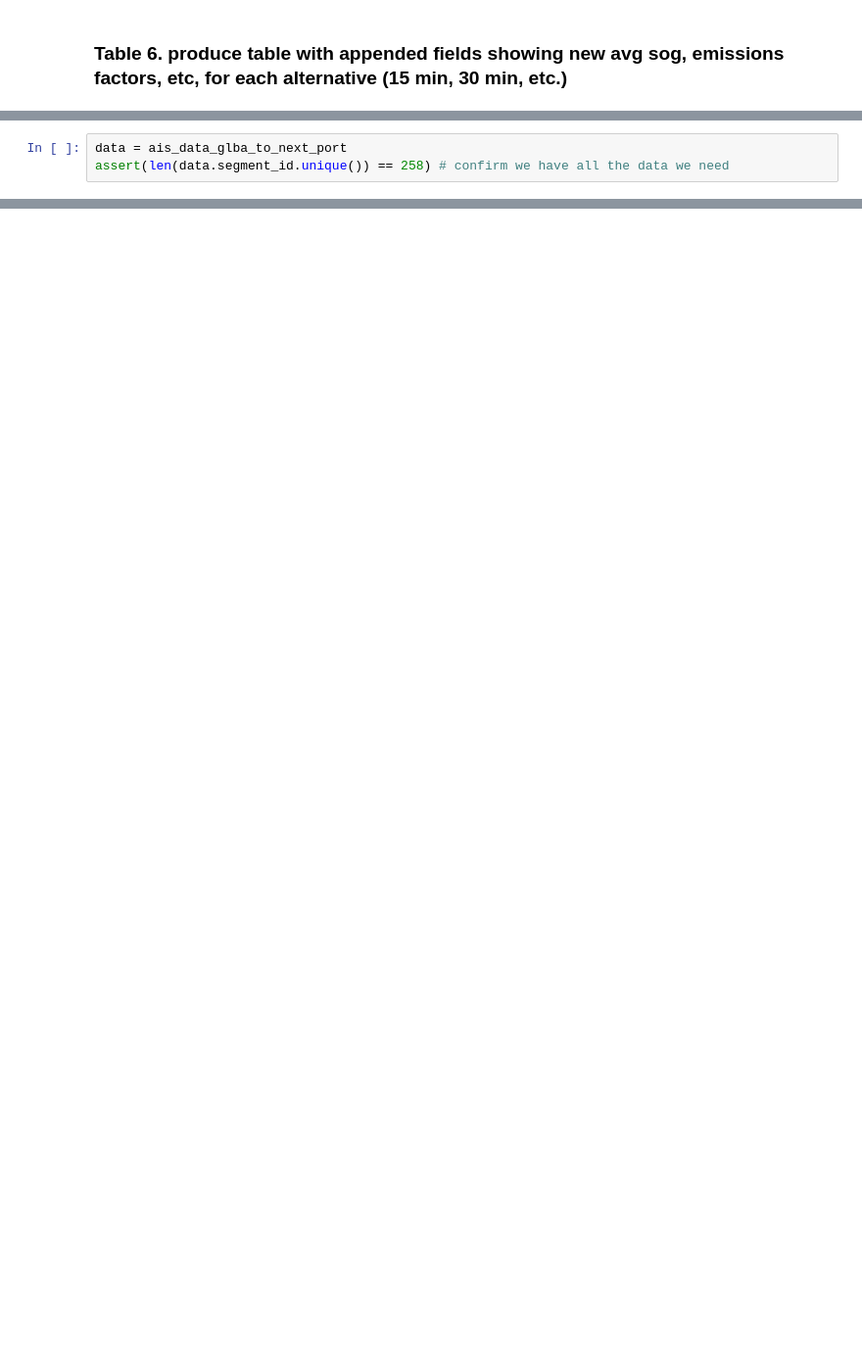
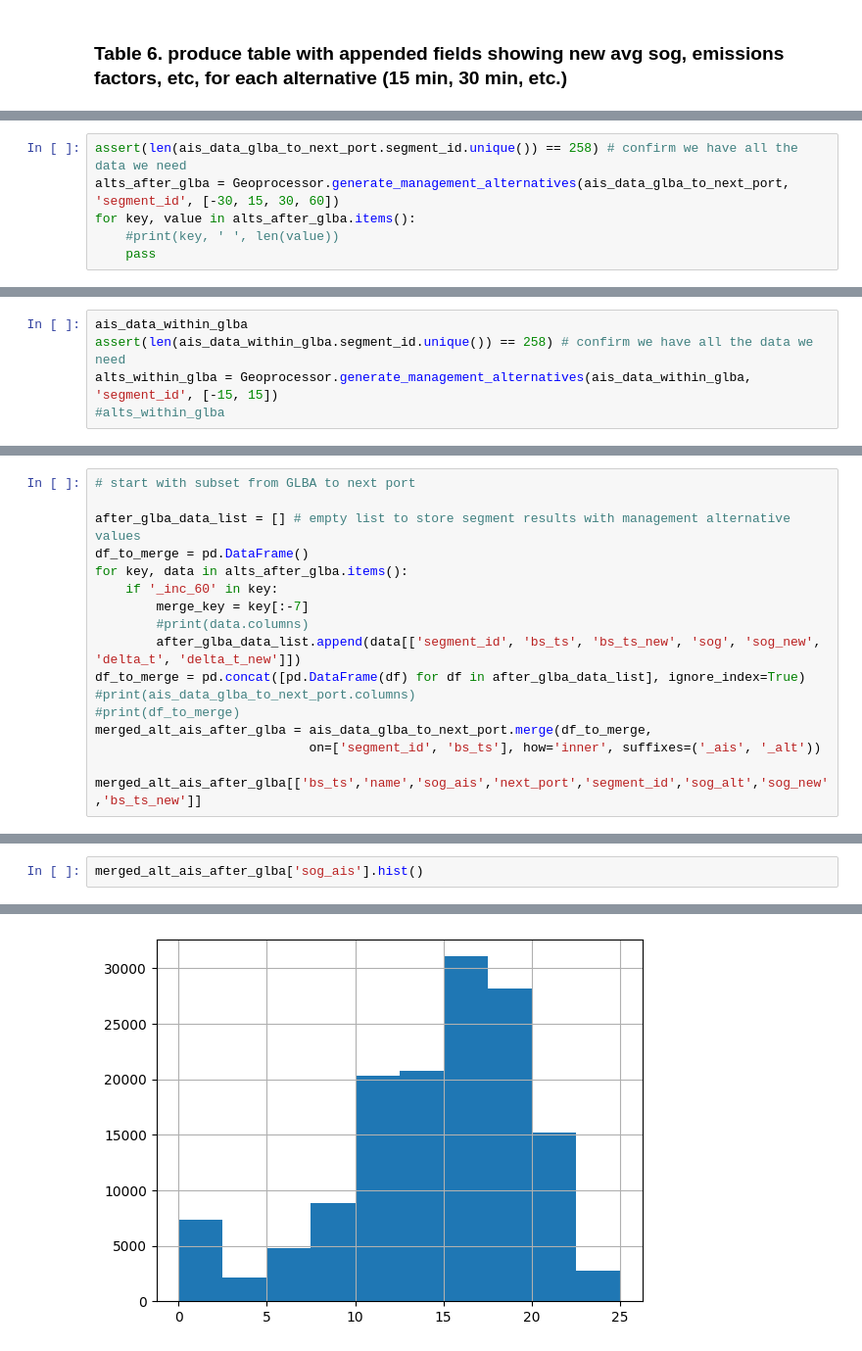
Before and after one commit to gebrady/shippy, a Jupyter notebook: tables_and_figures.ipynb, the cells around one changed output, grey strips where cells are left out. Shown at 98% size. Cells and saved outputs as stored; diff of their text form; blank space fills up the shorter version.

```diff
--- a/tables_and_figures.ipynb
+++ b/tables_and_figures.ipynb
@@ -329,0 +428,6 @@ Mapper.plotRaster('Haines', rasters_dict)
+# %%
+assert(len(ais_data_glba_to_next_port.segment_id.unique()) == 258) # confirm we have all the data we need
+alts_after_glba = Geoprocessor.generate_management_alternatives(ais_data_glba_to_next_port, 'segment_id', [-30, 15, 30, 60])
+for key, value in alts_after_glba.items():
+    #print(key, ' ', len(value))
+    pass
@@ -330,3 +453,5 @@ Mapper.plotRaster('Haines', rasters_dict)
 # %%
-data = ais_data_glba_to_next_port
-assert(len(data.segment_id.unique()) == 258) # confirm we have all the data we need
+ais_data_within_glba
+assert(len(ais_data_within_glba.segment_id.unique()) == 258) # confirm we have all the data we need
+alts_within_glba = Geoprocessor.generate_management_alternatives(ais_data_within_glba, 'segment_id', [-15, 15])
+#alts_within_glba
@@ -335,0 +477,17 @@ alts = Geoprocessor.generate_management_alternatives(data, 'segment_id', [-30, 1
+# %%
+# start with subset from GLBA to next port
+
+after_glba_data_list = [] # empty list to store segment results with management alternative values
+df_to_merge = pd.DataFrame()
+for key, data in alts_after_glba.items():
+    if '_inc_60' in key:
+        merge_key = key[:-7]
+        #print(data.columns)
+        after_glba_data_list.append(data[['segment_id', 'bs_ts', 'bs_ts_new', 'sog', 'sog_new', 'delta_t', 'delta_t_new']])
+df_to_merge = pd.concat([pd.DataFrame(df) for df in after_glba_data_list], ignore_index=True)
+#print(ais_data_glba_to_next_port.columns)
+#print(df_to_merge)
+merged_alt_ais_after_glba = ais_data_glba_to_next_port.merge(df_to_merge,
+                            on=['segment_id', 'bs_ts'], how='inner', suffixes=('_ais', '_alt'))
+
+merged_alt_ais_after_glba[['bs_ts','name','sog_ais','next_port','segment_id','sog_alt','sog_new','bs_ts_new']]
@@ -335,0 +508,3 @@ alts = Geoprocessor.generate_management_alternatives(data, 'segment_id', [-30, 1
+# %%
+merged_alt_ais_after_glba['sog_ais'].hist()
+# %% [output]
@@ -335,0 +512 @@ alts = Geoprocessor.generate_management_alternatives(data, 'segment_id', [-30, 1
+[figure, added]
```
Also changed, not shown: parts of 47 cells of this notebook, 5 other files.
